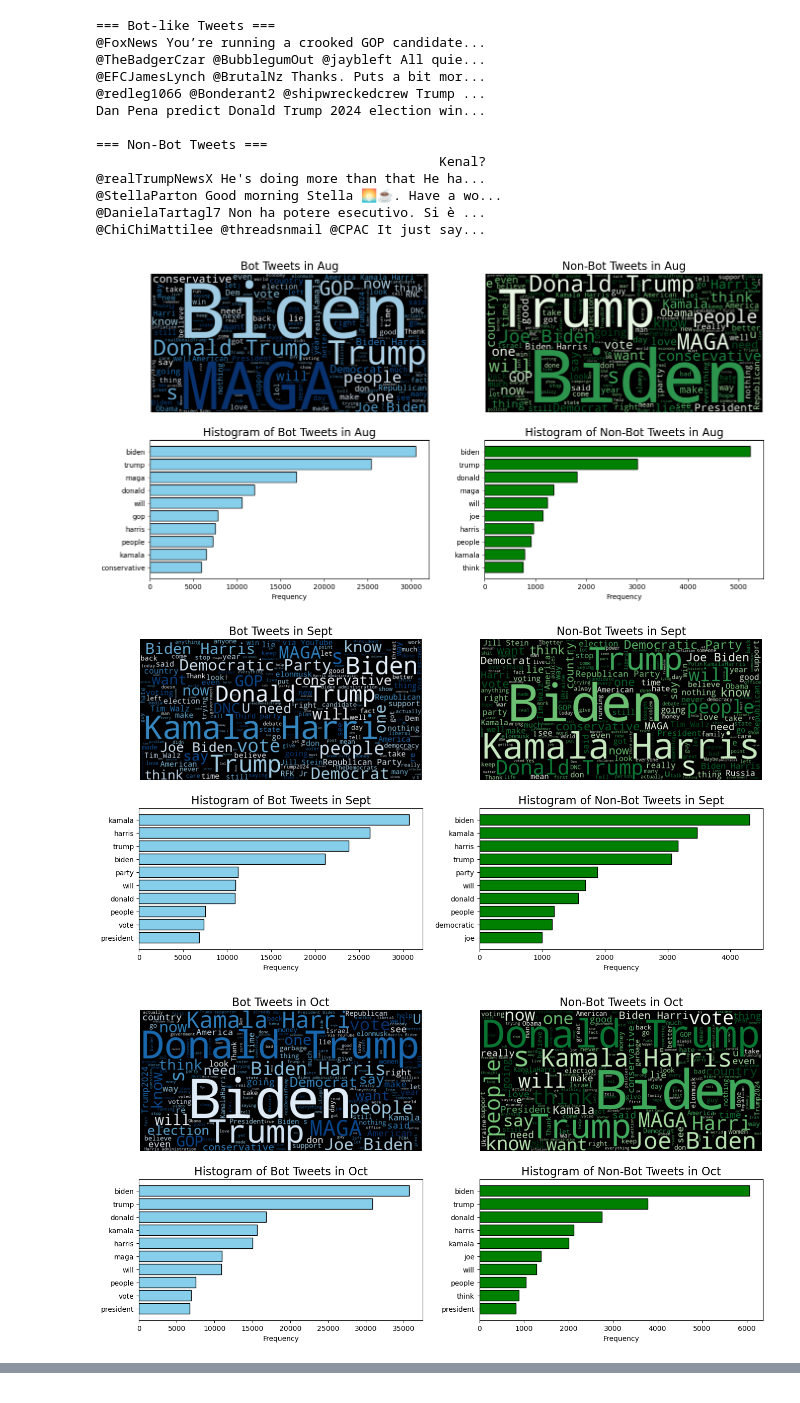
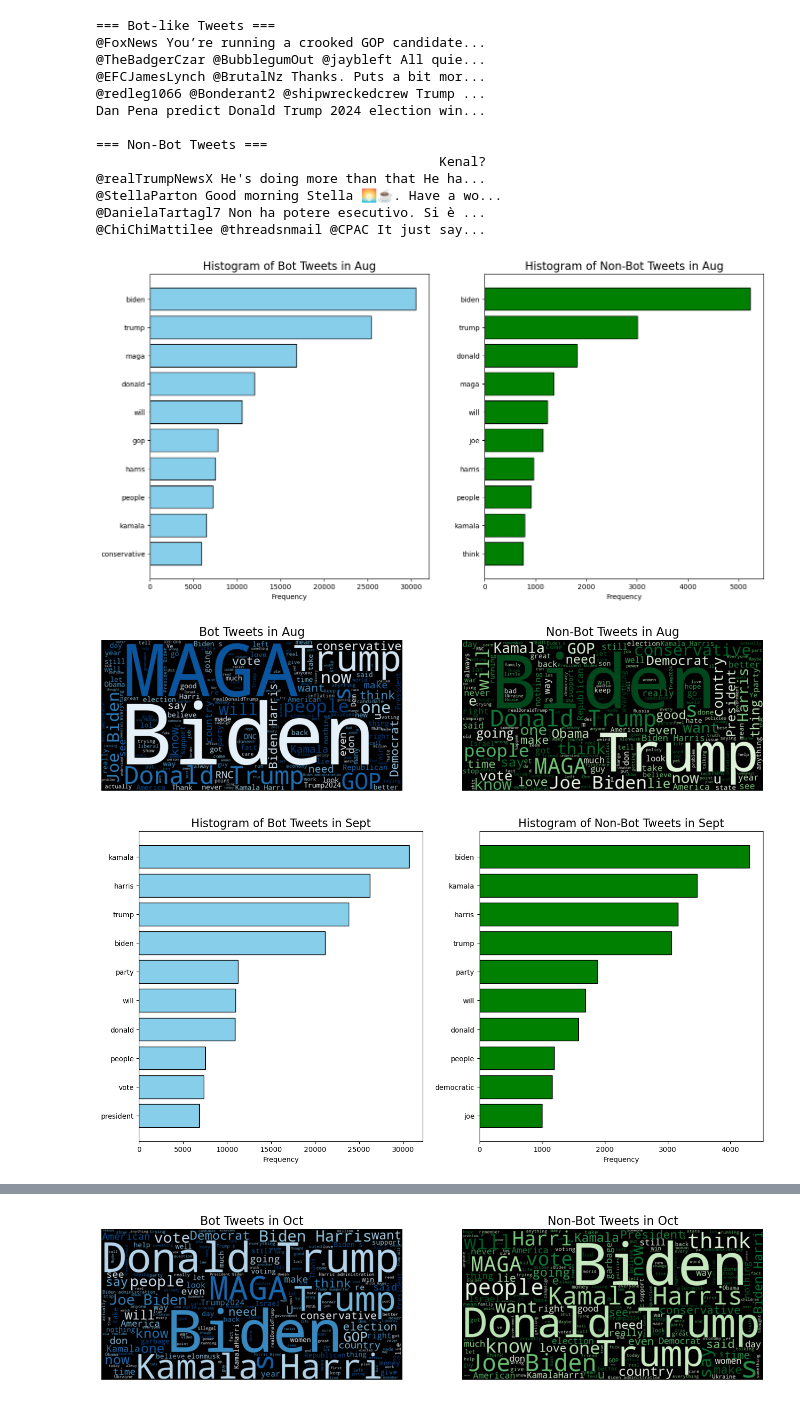
Before and after one commit to adjourn02/bot-detector, a Jupyter notebook: Elections_Data_Evaluation.ipynb, the cells around one changed output, grey strips where cells are left out. Saved outputs shown, nothing was run; the diff lists cells and outputs as text; code cells hidden in the pictures.

Commit message:
update plots

```diff
--- a/Elections_Data_Evaluation.ipynb
+++ b/Elections_Data_Evaluation.ipynb
@@ -329,48 +329,53 @@ for month, df in months_tweets:
         "por", "un", "para", "con", "no", "una", "su", "al", "lo", "como",
         "más", "pero", "sus", "le", "ya", "o", "este", "sí", "porque", "esta"
     ])
 
     # Create word clouds
     bot_wc = WordCloud(width=800, height=400, background_color='black', colormap='Blues', stopwords= stopwords).generate(bot_text)
     non_bot_wc = WordCloud(width=800, height=400, background_color='black', colormap='Greens', stopwords= stopwords).generate(non_bot_text)
 
 
     bot_text_split = bot_text.lower().split()
     non_bot_text_split = non_bot_text.lower().split()
     bot_text_split = [word for word in bot_text_split if word not in stopwords]
     non_bot_text_split = [word for word in non_bot_text_split if word not in stopwords]
 
     bot_word_frequencies = Counter(bot_text_split)
     non_bot_word_frequencies = Counter(non_bot_text_split)
 
     # Get the most common words for the histogram
     bot_most_common_words = bot_word_frequencies.most_common(10)
     non_bot_most_common_words = non_bot_word_frequencies.most_common(10)
 
     bot_words, bot_frequencies = zip(*bot_most_common_words)
     non_bot_words, non_bot_frequencies = zip(*non_bot_most_common_words)
 
-    # Plot
-    fig, ax = plt.subplots(2, 2, figsize=(16, 8))
-    ax[0][0].imshow(bot_wc, interpolation='bilinear')
-    ax[0][0].set_title(f'Bot Tweets in {month}', fontsize=16)
-    ax[0][0].axis('off')
+    # Plots
+    fig1, ax1 = plt.subplots(1, 2, figsize=(16, 8))
 
-    ax[0][1].imshow(non_bot_wc, interpolation='bilinear')
-    ax[0][1].set_title(f'Non-Bot Tweets in {month}', fontsize=16)
-    ax[0][1].axis('off')
+    ax1[0].barh(bot_words[::-1], bot_frequencies[::-1], color='skyblue', edgecolor='black')
+    ax1[0].set_xlabel('Frequency')
+    ax1[0].set_title(f"Histogram of Bot Tweets in {month}", fontsize=16)
 
-    ax[1][0].barh(bot_words[::-1], bot_frequencies[::-1], color='skyblue', edgecolor='black')
-    ax[1][0].set_xlabel('Frequency')
-    ax[1][0].set_title(f"Histogram of Bot Tweets in {month}", fontsize=16)
+    ax1[1].barh(non_bot_words[::-1], non_bot_frequencies[::-1], color='green', edgecolor='black')
+    ax1[1].set_xlabel('Frequency')
+    ax1[1].set_title(f"Histogram of Non-Bot Tweets in {month}", fontsize=16)
 
-    ax[1][1].barh(non_bot_words[::-1], non_bot_frequencies[::-1], color='green', edgecolor='black')
-    ax[1][1].set_xlabel('Frequency')
-    ax[1][1].set_title(f"Histogram of Non-Bot Tweets in {month}", fontsize=16)
+    plt.savefig(f"Images/hist_tweets_{month}.png", dpi=300, bbox_inches='tight')
+    plt.show()
 
-    plt.savefig(f"Images/hist_tweets_{month}.png", dpi=300)
+    fig2, ax2 = plt.subplots(1, 2, figsize=(16, 8))
+    ax2[0].imshow(bot_wc, interpolation='bilinear')
+    ax2[0].set_title(f'Bot Tweets in {month}', fontsize=16)
+    ax2[0].axis('off')
+
+    ax2[1].imshow(non_bot_wc, interpolation='bilinear')
+    ax2[1].set_title(f'Non-Bot Tweets in {month}', fontsize=16)
+    ax2[1].axis('off')
+
+    plt.savefig(f"Images/wc_tweets_{month}.png", dpi=300, bbox_inches='tight')
     plt.show()
 # %% [output]
-[figure, old version]
+[figure, new version]
-[figure, old version]
+[figure, new version]
-[figure, old version]
+[figure, new version]
@@ -377,0 +384 @@ for month, df in months_tweets:
+[figure, added]
```
Also changed, not shown: parts of 1 cell of this notebook, 10 other files.
